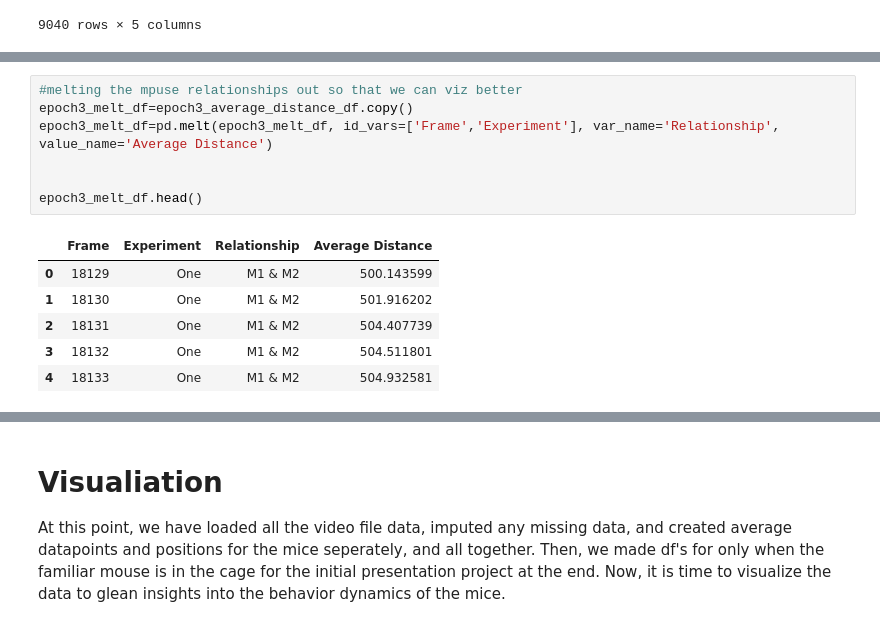
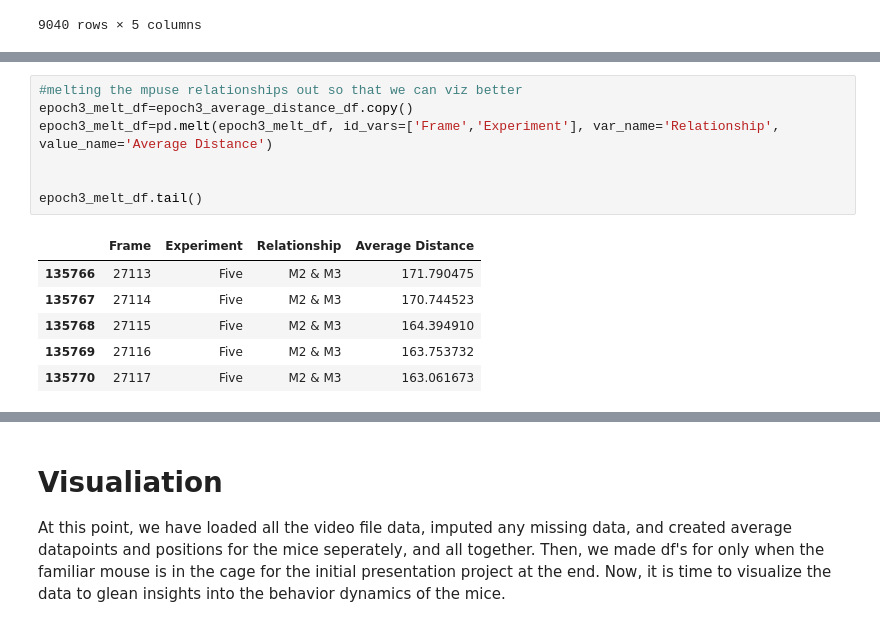
Before and after one commit to Frost-Lab-Utah/DLC, a Jupyter notebook: DLC_WT_social_trial.ipynb, the cells around one changed output, grey strips where cells are left out. Drawn from its saved outputs; the diff is of its cells as text.

```diff
--- a/DLC_WT_social_trial.ipynb
+++ b/DLC_WT_social_trial.ipynb
@@ -639,14 +639,14 @@ epoch3_average_distance_df.head()
 # %%
 #melting the mpuse relationships out so that we can viz better
 epoch3_melt_df=epoch3_average_distance_df.copy()
 epoch3_melt_df=pd.melt(epoch3_melt_df, id_vars=['Frame','Experiment'], var_name='Relationship', value_name='Average Distance')
 
 
-epoch3_melt_df.head()
+epoch3_melt_df.tail()
 # %% [output]
 |  | Frame | Experiment | Relationship | Average Distance |
-| 0 | 18129 | One | M1 & M2 | 500.143599 |
-| 1 | 18130 | One | M1 & M2 | 501.916202 |
-| 2 | 18131 | One | M1 & M2 | 504.407739 |
-| 3 | 18132 | One | M1 & M2 | 504.511801 |
-| 4 | 18133 | One | M1 & M2 | 504.932581 |
+| 135766 | 27113 | Five | M2 & M3 | 171.790475 |
+| 135767 | 27114 | Five | M2 & M3 | 170.744523 |
+| 135768 | 27115 | Five | M2 & M3 | 164.394910 |
+| 135769 | 27116 | Five | M2 & M3 | 163.753732 |
+| 135770 | 27117 | Five | M2 & M3 | 163.061673 |
```
Also changed, not shown: parts of 14 cells of this notebook.
